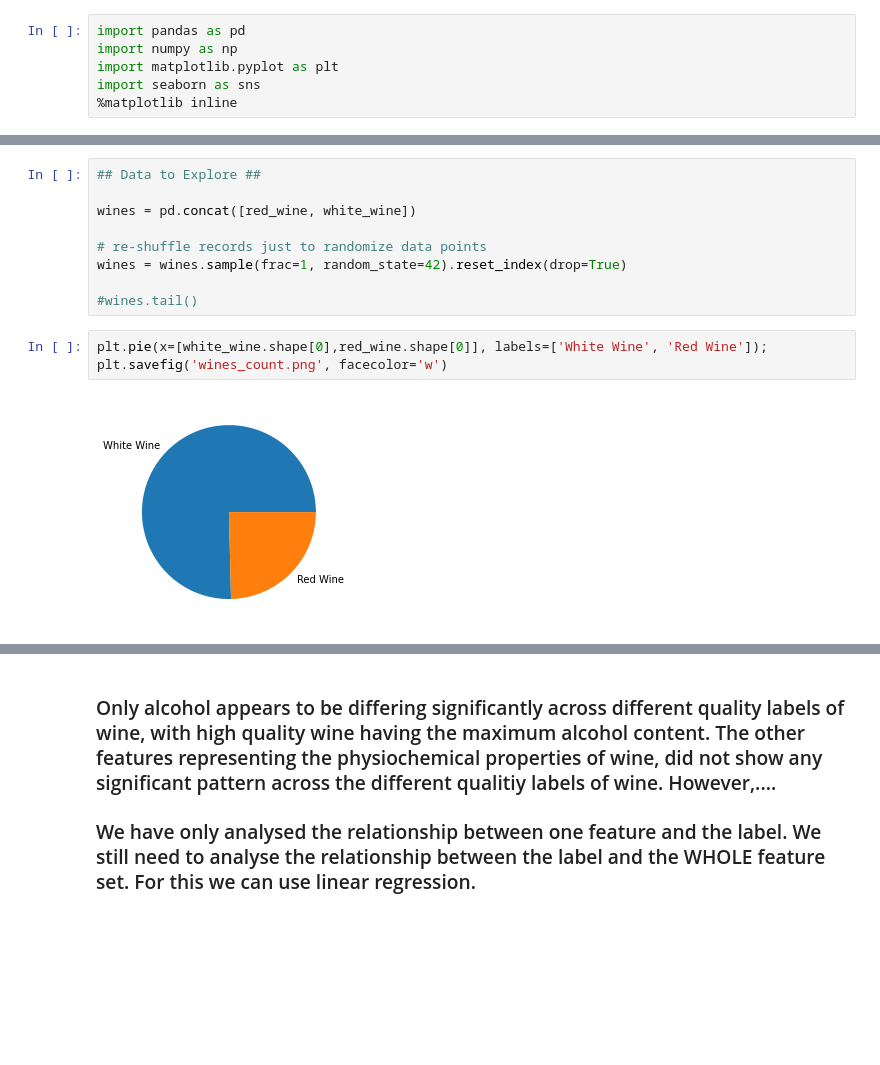
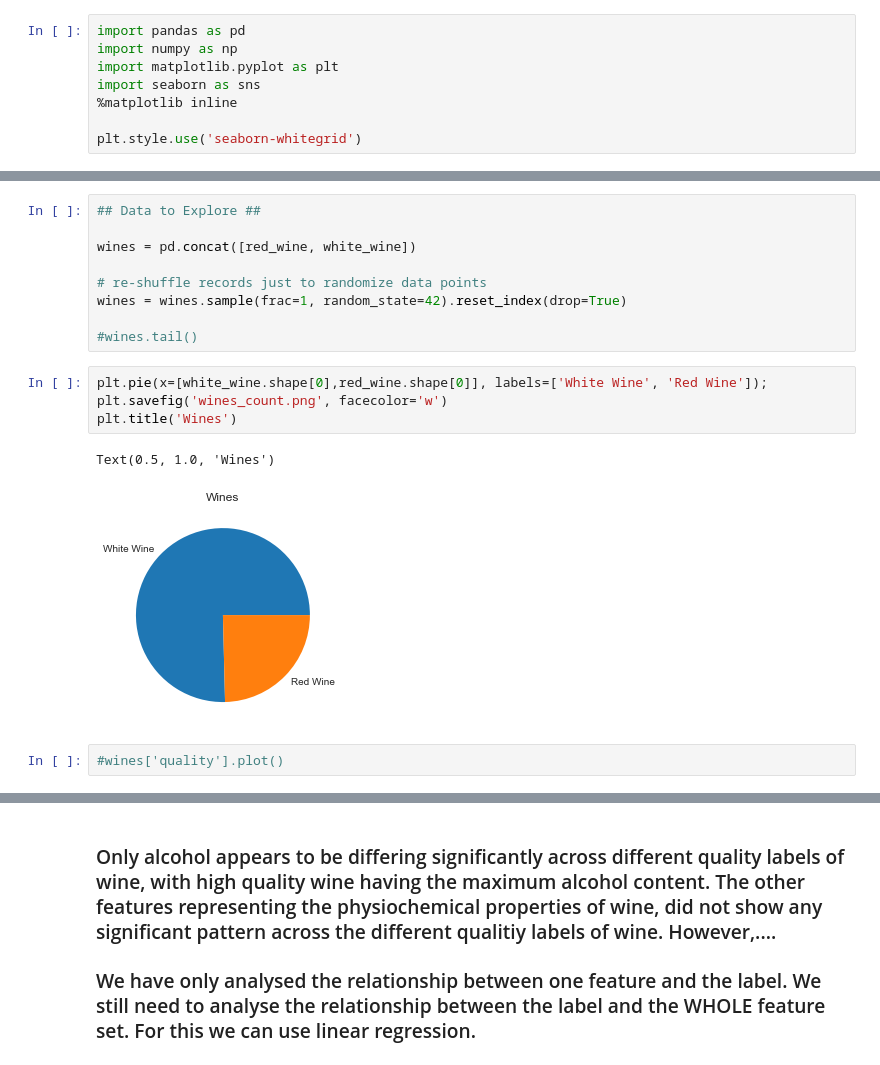
Before and after one commit to tanchaud/Wine_Data_Analysis, a Jupyter notebook: wine_wholedata_EDA.ipynb, the cells around one changed output, grey strips where cells are left out. Saved outputs shown, nothing was run; the diff lists cells and outputs as text; blank space fills up the shorter version.

```diff
--- a/wine_wholedata_EDA.ipynb
+++ b/wine_wholedata_EDA.ipynb
@@ -16,6 +16,8 @@ import numpy as np
 import matplotlib.pyplot as plt
 import seaborn as sns
 %matplotlib inline
+
+plt.style.use('seaborn-whitegrid')
 # %%
 ### Datasets ###
 
@@ -60,8 +62,12 @@ wines = wines.sample(frac=1, random_state=42).reset_index(drop=True)
 # %%
 plt.pie(x=[white_wine.shape[0],red_wine.shape[0]], labels=['White Wine', 'Red Wine']);
 plt.savefig('wines_count.png', facecolor='w')
+plt.title('Wines')
 # %% [output]
+Text(0.5, 1.0, 'Wines')
-[figure, old version]
+[figure, new version]
+# %%
+#wines['quality'].plot()
 # %%
 
 ## exploring the relationship between features and label (quality_label) ##
```
Also changed, not shown: parts of 1 cell of this notebook, 2 other files.
